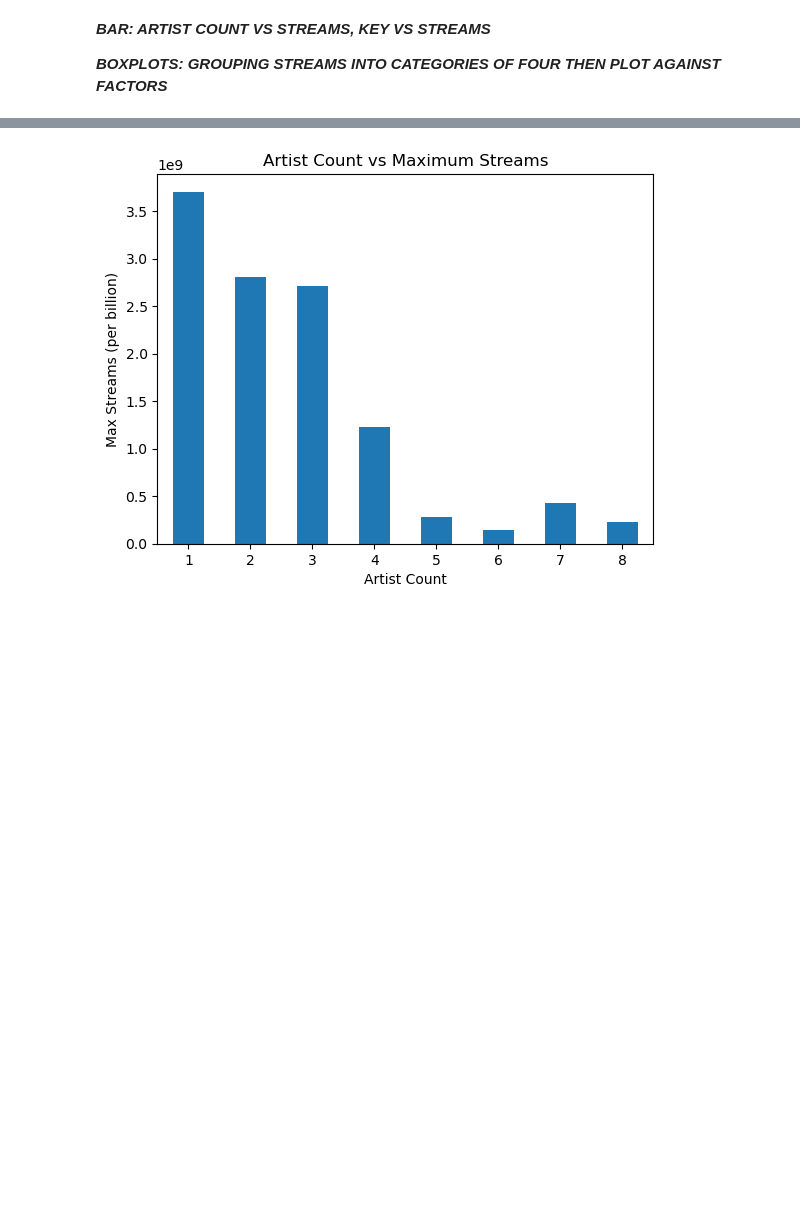
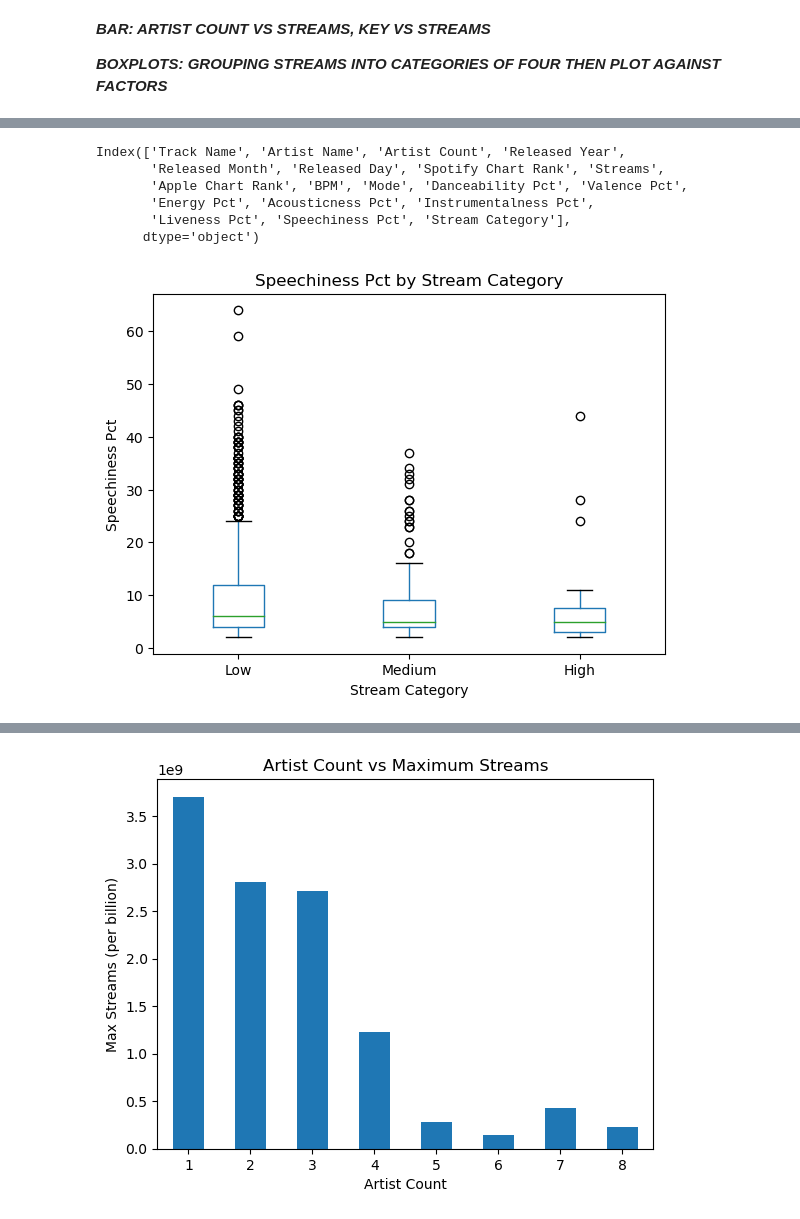
Before and after one commit to JustinS25/Project_4, a Jupyter notebook: Notebooks/visualizations.ipynb, the cells around one changed output, grey strips where cells are left out. Saved outputs shown, nothing was run; the diff lists cells and outputs as text; code cells hidden in the pictures; blank space fills up the shorter version.

```diff
--- a/Notebooks/visualizations.ipynb
+++ b/Notebooks/visualizations.ipynb
@@ -92,0 +143,14 @@ def scatter_plot(x, y, x_value, y_value):
+# %%
+spotify_df.columns
+# %% [output]
+Index(['Track Name', 'Artist Name', 'Artist Count', 'Released Year',
+       'Released Month', 'Released Day', 'Spotify Chart Rank', 'Streams',
+       'Apple Chart Rank', 'BPM', 'Mode', 'Danceability Pct', 'Valence Pct',
+       'Energy Pct', 'Acousticness Pct', 'Instrumentalness Pct',
+       'Liveness Pct', 'Speechiness Pct', 'Stream Category'],
+      dtype='object')
+# %%
+# creating a boxplot on speechiness and stream category
+boxplot("Speechiness Pct", "Stream Category")
+# %% [output]
+[figure, added]
```
Also changed, not shown: parts of 13 cells of this notebook, 6 other files.
